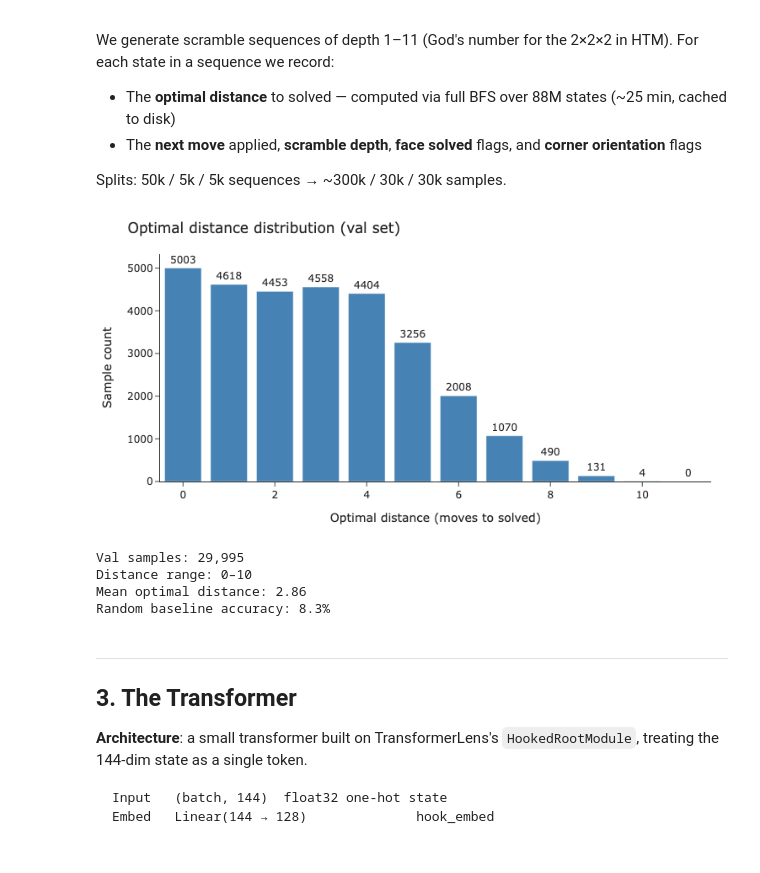
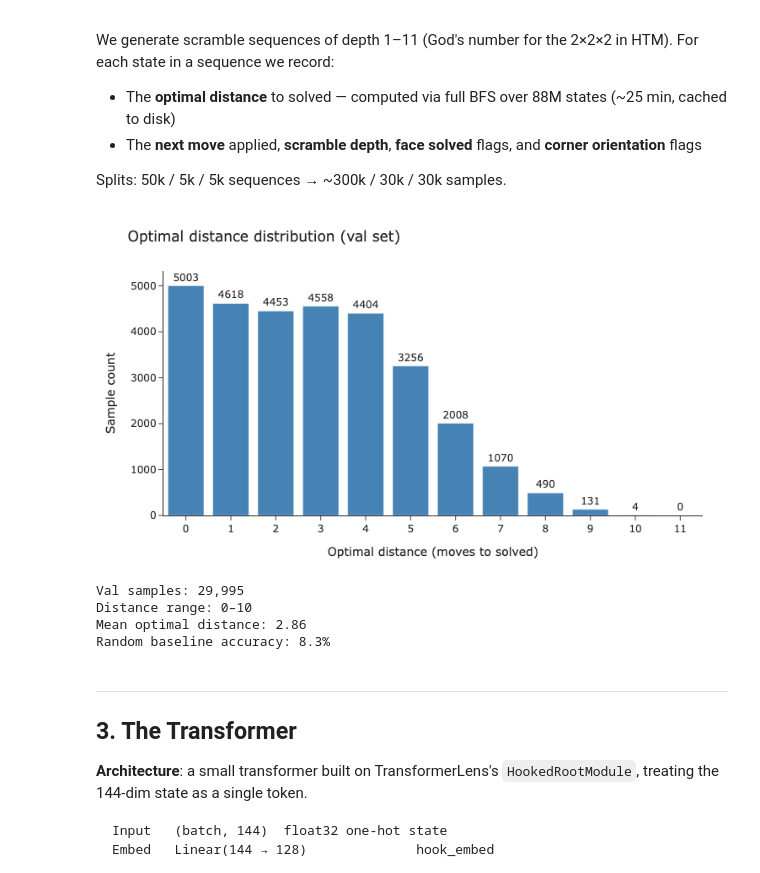
Before and after one commit to cole-mcguire/cube-interpretability, a Jupyter notebook: walkthrough.ipynb, the cells around one changed output. Drawn from its saved outputs; the diff is of its cells as text; code cells hidden in the pictures.

```diff
--- a/walkthrough.ipynb
+++ b/walkthrough.ipynb
@@ -109,29 +110,31 @@ Splits: 50k / 5k / 5k sequences → ~300k / 30k / 30k samples.
 # %%
 val  = load_split('data/val.npz')
 test = load_split('data/test.npz')
 
 opt_dist = val['optimal_distance'].astype(int)
 counts   = np.bincount(opt_dist, minlength=12)
 
 fig = go.Figure([
     go.Bar(x=list(range(12)), y=counts, text=counts, textposition='outside',
            marker_color='steelblue'),
 ])
 fig.update_layout(
     title='Optimal distance distribution (val set)',
     xaxis_title='Optimal distance (moves to solved)',
     yaxis_title='Sample count',
-    width=750, height=380,
-    margin=dict(l=60, r=20, t=50, b=50),
+    width=750, height=420,
+    margin=dict(l=80, r=30, t=70, b=60),
 )
+fig.update_xaxes(automargin=True, tickmode='linear', dtick=1)
+fig.update_yaxes(automargin=True)
 fig.show()
 
 print(f'Val samples: {len(opt_dist):,}')
 print(f'Distance range: {opt_dist.min()}–{opt_dist.max()}')
 print(f'Mean optimal distance: {opt_dist.mean():.2f}')
 print(f'Random baseline accuracy: {100/12:.1f}%')
 # %% [output]
-[figure, old version]
+[figure, new version]
 Val samples: 29,995
 Distance range: 0–10
 Mean optimal distance: 2.86
```
Also changed, not shown: parts of 8 cells of this notebook.
